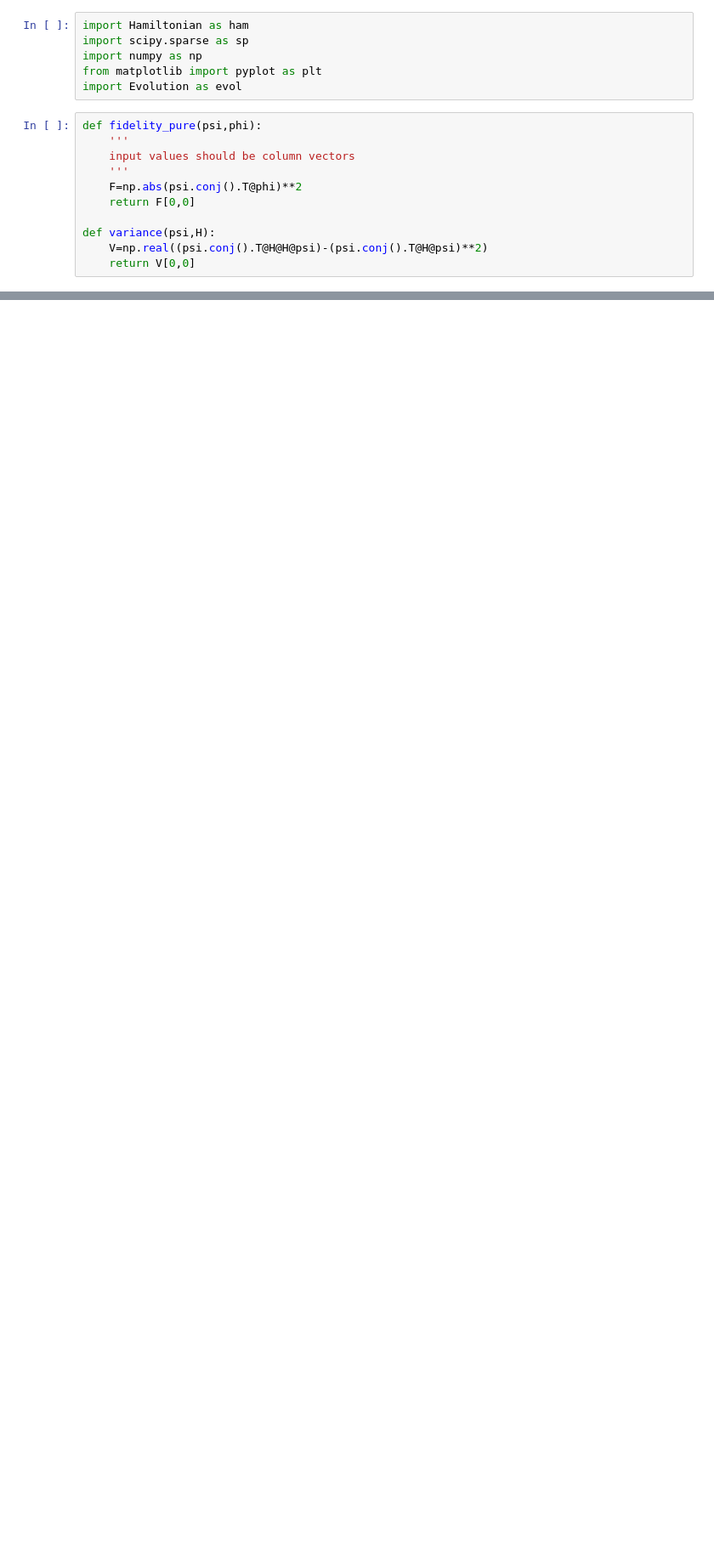
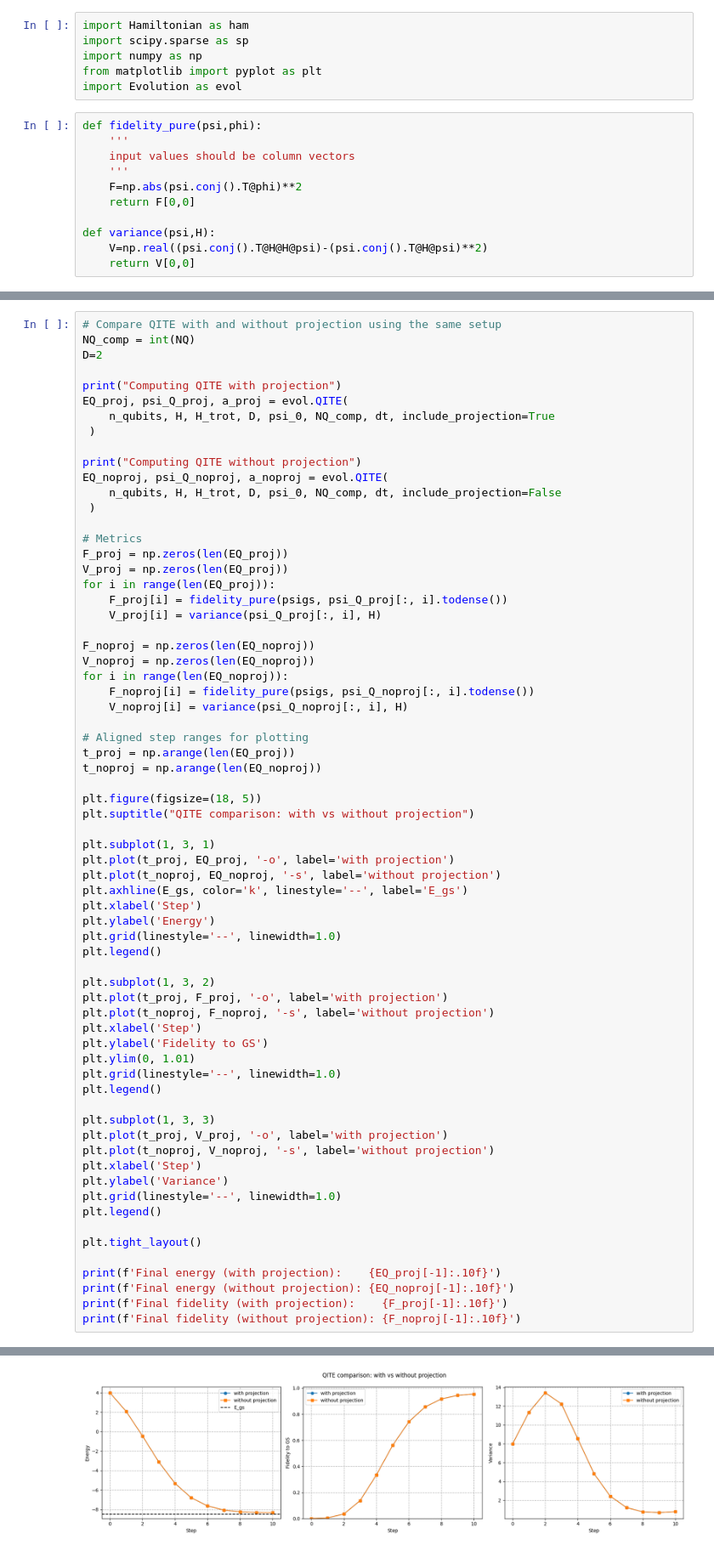
Before and after one commit to LucaYoy/ACQ, a Jupyter notebook: example_TFIM.ipynb, the cells around one changed output, grey strips where cells are left out. Shown at 85% size. Saved outputs shown, nothing was run; the diff lists cells and outputs as text; blank space fills up the shorter version.

```diff
--- a/example_TFIM.ipynb
+++ b/example_TFIM.ipynb
@@ -115,0 +99,68 @@ plt.grid(linestyle = '--', linewidth = 1.5)
+# %%
+# Compare QITE with and without projection using the same setup
+NQ_comp = int(NQ)
+D=2
+
+print("Computing QITE with projection")
+EQ_proj, psi_Q_proj, a_proj = evol.QITE(
+    n_qubits, H, H_trot, D, psi_0, NQ_comp, dt, include_projection=True
+ )
+
+print("Computing QITE without projection")
+EQ_noproj, psi_Q_noproj, a_noproj = evol.QITE(
+    n_qubits, H, H_trot, D, psi_0, NQ_comp, dt, include_projection=False
+ )
+
+# Metrics
+F_proj = np.zeros(len(EQ_proj))
+V_proj = np.zeros(len(EQ_proj))
+for i in range(len(EQ_proj)):
+    F_proj[i] = fidelity_pure(psigs, psi_Q_proj[:, i].todense())
+    V_proj[i] = variance(psi_Q_proj[:, i], H)
+
+F_noproj = np.zeros(len(EQ_noproj))
+V_noproj = np.zeros(len(EQ_noproj))
+for i in range(len(EQ_noproj)):
+    F_noproj[i] = fidelity_pure(psigs, psi_Q_noproj[:, i].todense())
+    V_noproj[i] = variance(psi_Q_noproj[:, i], H)
+
+# Aligned step ranges for plotting
+t_proj = np.arange(len(EQ_proj))
+t_noproj = np.arange(len(EQ_noproj))
+
+plt.figure(figsize=(18, 5))
+plt.suptitle("QITE comparison: with vs without projection")
+
+plt.subplot(1, 3, 1)
+plt.plot(t_proj, EQ_proj, '-o', label='with projection')
+plt.plot(t_noproj, EQ_noproj, '-s', label='without projection')
+plt.axhline(E_gs, color='k', linestyle='--', label='E_gs')
+plt.xlabel('Step')
+plt.ylabel('Energy')
+plt.grid(linestyle='--', linewidth=1.0)
+plt.legend()
+
+plt.subplot(1, 3, 2)
+plt.plot(t_proj, F_proj, '-o', label='with projection')
+plt.plot(t_noproj, F_noproj, '-s', label='without projection')
+plt.xlabel('Step')
+plt.ylabel('Fidelity to GS')
+plt.ylim(0, 1.01)
+plt.grid(linestyle='--', linewidth=1.0)
+plt.legend()
+
+plt.subplot(1, 3, 3)
+plt.plot(t_proj, V_proj, '-o', label='with projection')
+plt.plot(t_noproj, V_noproj, '-s', label='without projection')
+plt.xlabel('Step')
+plt.ylabel('Variance')
+plt.grid(linestyle='--', linewidth=1.0)
+plt.legend()
+
+plt.tight_layout()
+
+print(f'Final energy (with projection):    {EQ_proj[-1]:.10f}')
+print(f'Final energy (without projection): {EQ_noproj[-1]:.10f}')
+print(f'Final fidelity (with projection):    {F_proj[-1]:.10f}')
+print(f'Final fidelity (without projection): {F_noproj[-1]:.10f}')
+# %% [output]
@@ -115,0 +175 @@ plt.grid(linestyle = '--', linewidth = 1.5)
+[figure, added]
```
Also changed, not shown: parts of 5 cells of this notebook, 6 other files.
